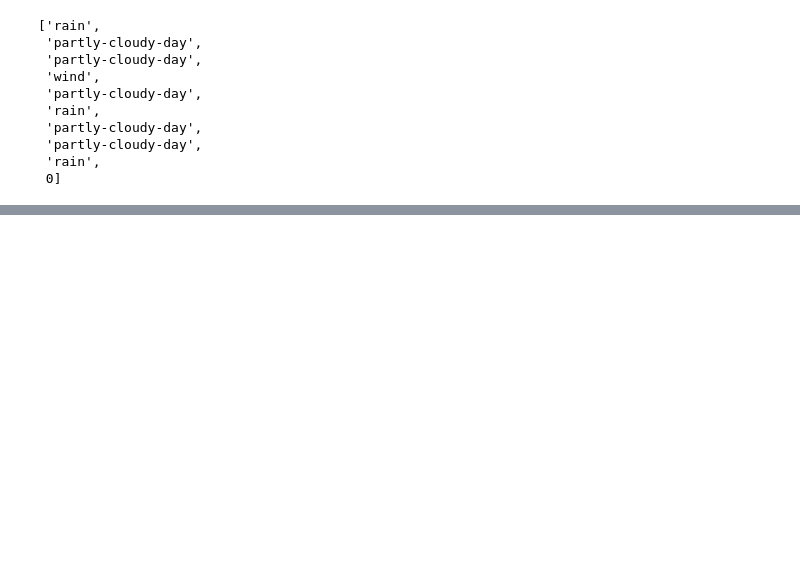
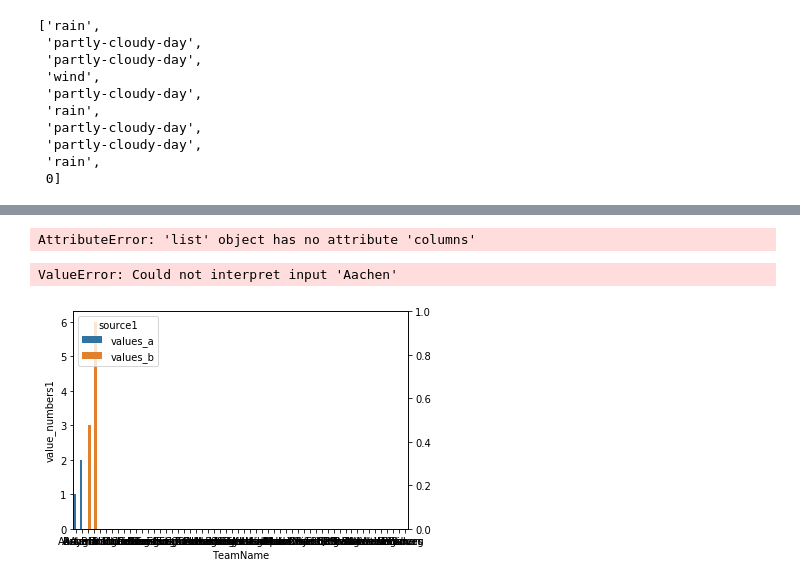
Before and after one commit to joekryan/FlatironMod2Project, a Jupyter notebook: Project Workbook.ipynb, the cells around one changed output, grey strips where cells are left out. Cells and saved outputs as stored; diff of their text form; code cells hidden in the pictures; blank space fills up the shorter version.

```diff
--- a/Project Workbook.ipynb
+++ b/Project Workbook.ipynb
@@ -621,0 +895,32 @@ Matches_Germany = Matches_Germany.merge(date_weather,how='left',left_on='Date',r
+# %%
+values1_melted = pd.melt(data, id_vars=columns,\
+                         value_vars=["values_a", "values_b"],\
+                         var_name="source1", value_name="value_numbers1")
+
+g1 = sns.barplot(x=columns[0], y="value_numbers1", hue="source1",\
+                 data=values1_melted)
+# %% [output]
+AttributeError: 'list' object has no attribute 'columns'
+# %%
+columns = ["labels", "values_a", "values_b", "values_x", "values_y"]
+test_data = pd.DataFrame.from_records([("date1", 1, 3, 150, 170),\
+                                       ("date2", 2, 6, 200, 180)],\
+                                       columns=columns)
+
+
+# values_a and values_b are not displayed
+values1_melted = pd.melt(test_data, id_vars=columns[0],\
+                         value_vars=["values_a", "values_b"],\
+                         var_name="source1", value_name="value_numbers1")
+values2_melted = pd.melt(test_data, id_vars=columns[0],\
+                         value_vars=["values_x", "values_y"],\
+                         var_name="source2", value_name="value_numbers2")
+g1 = sns.barplot(x=df_goals_and_wins_and_losses['TeamName'], y="value_numbers1", hue="source1",\
+                 data=values1_melted)
+ax1 = plt.twinx()
+g2 = sns.barplot(x=df_goals_and_wins_and_losses['TeamName'][0], y="value_numbers2", hue="source2",\
+                 data=values2_melted, ax=ax1)
+plt.show()
+# %% [output]
+ValueError: Could not interpret input 'Aachen'
+[figure, added]
```
Also changed, not shown: parts of 34 cells of this notebook.
